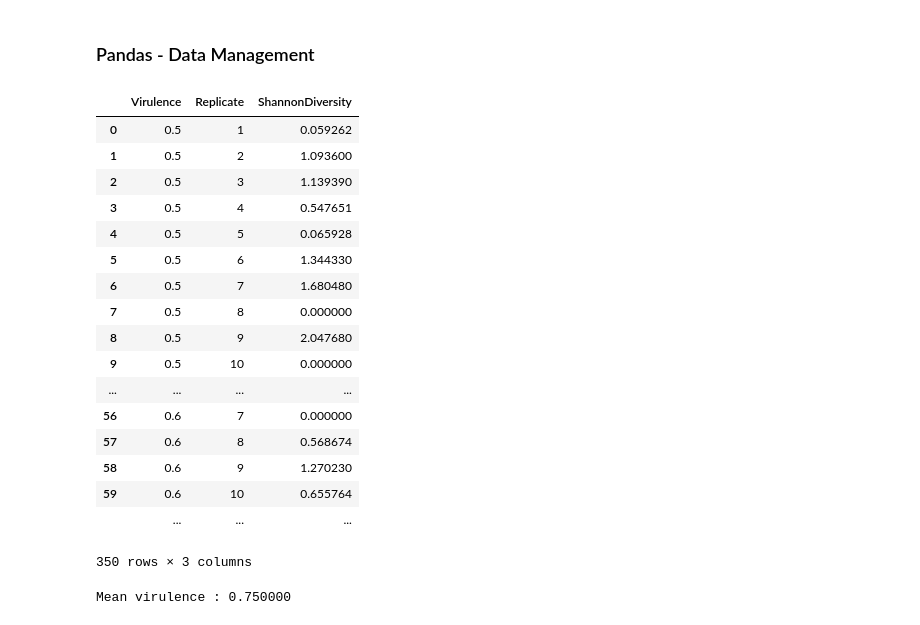
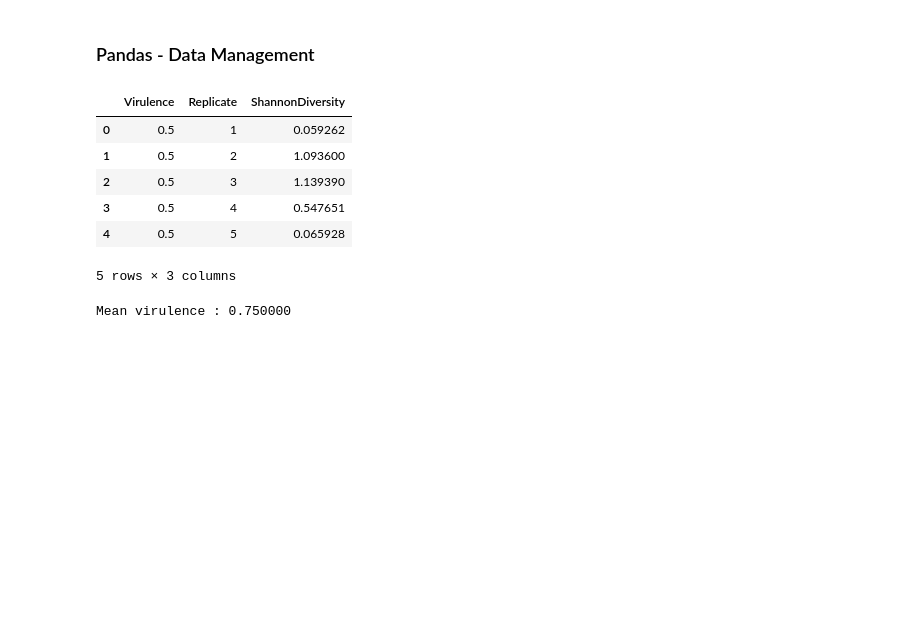
Before and after one commit to QCaudron/Python-Workshop, a Jupyter notebook: 3.Demos.ipynb, the cells around one changed output. Drawn from its saved outputs; the diff is of its cells as text; code cells hidden in the pictures; blank space fills up the shorter version.

```diff
--- a/3.Demos.ipynb
+++ b/3.Demos.ipynb
@@ -185,27 +185,16 @@ print human["Foods"]
 # %%
 # http://www.randalolson.com/2012/08/06/statistical-analysis-made-easy-in-python/
 # Thanks to Luis Zaman for the data
 parasites = pd.read_csv("parasite_data.csv", na_values = [" "])
-parasites
+parasites.head()
 # %% [output]
 |  | Virulence | Replicate | ShannonDiversity |
 | 0 | 0.5 | 1 | 0.059262 |
 | 1 | 0.5 | 2 | 1.093600 |
 | 2 | 0.5 | 3 | 1.139390 |
 | 3 | 0.5 | 4 | 0.547651 |
 | 4 | 0.5 | 5 | 0.065928 |
-| 5 | 0.5 | 6 | 1.344330 |
-| 6 | 0.5 | 7 | 1.680480 |
-| 7 | 0.5 | 8 | 0.000000 |
-| 8 | 0.5 | 9 | 2.047680 |
-| 9 | 0.5 | 10 | 0.000000 |
-| ... | ... | ... | ... |
-| 56 | 0.6 | 7 | 0.000000 |
-| 57 | 0.6 | 8 | 0.568674 |
-| 58 | 0.6 | 9 | 1.270230 |
-| 59 | 0.6 | 10 | 0.655764 |
-|  | ... | ... | ... |
-350 rows × 3 columns
+5 rows × 3 columns
 # %%
 # Access by column names
 print "Mean virulence : %f" % parasites["Virulence"].mean()
```
Also changed, not shown: 1 other file.
